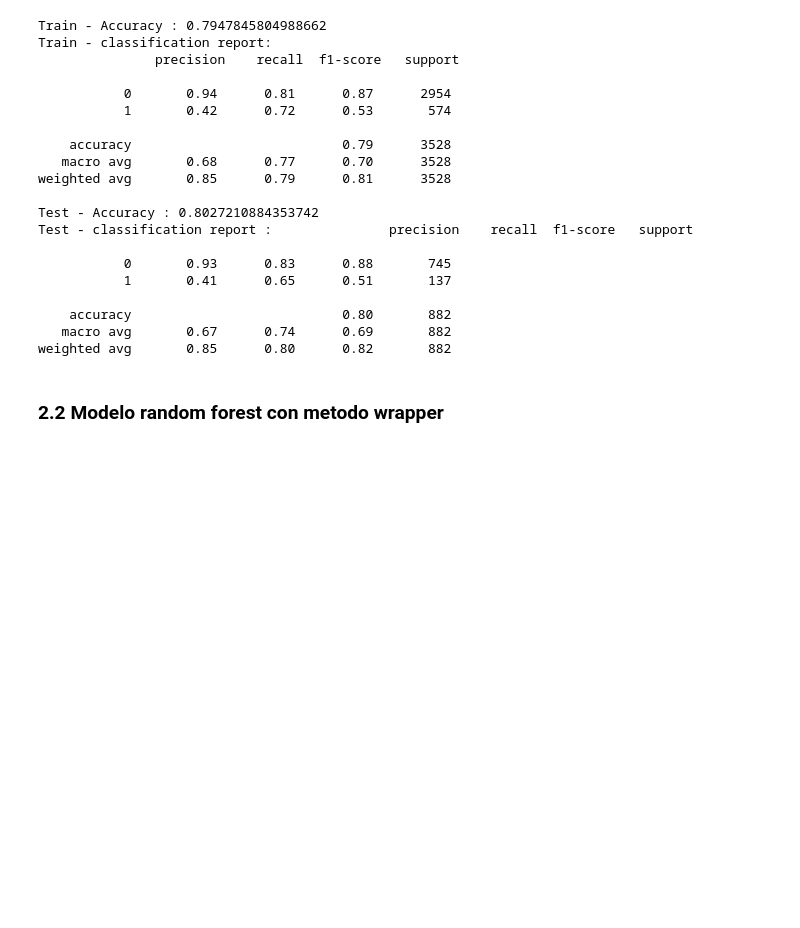
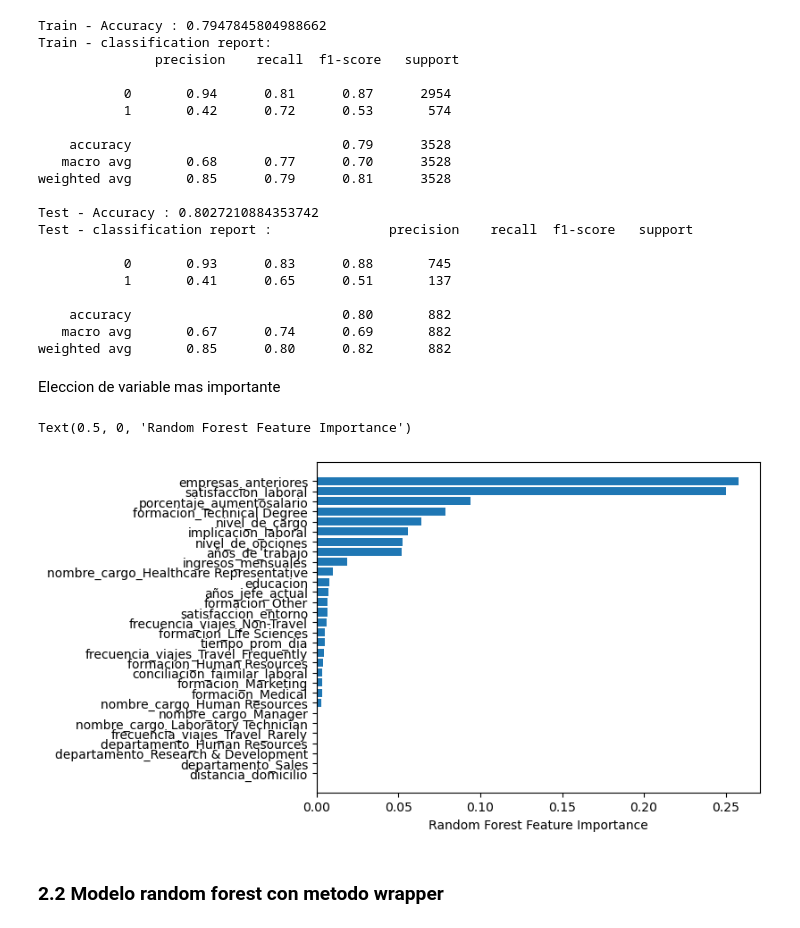
Before and after one commit to CamiloLoaiza12/Analitica2_trabajo1, a Jupyter notebook: Selección_de_variables_y_regularización.ipynb, the cells around one changed output. Saved outputs shown, nothing was run; the diff lists cells and outputs as text; code cells hidden in the pictures; blank space fills up the shorter version.

```diff
--- a/Selección_de_variables_y_regularización.ipynb
+++ b/Selección_de_variables_y_regularización.ipynb
@@ -728,6 +728,16 @@ Test - classification report :               precision    recall  f1-score   sup
     accuracy                           0.80       882
    macro avg       0.67      0.74      0.69       882
 weighted avg       0.85      0.80      0.82       882
+# %% [markdown]
+Eleccion de variable mas importante
+# %%
+importance = ranfor.feature_importances_
+sorted_idx = ranfor.feature_importances_.argsort()
+plt.barh(X_train.columns[sorted_idx], importance[sorted_idx])
+plt.xlabel("Random Forest Feature Importance")
+# %% [output]
+Text(0.5, 0, 'Random Forest Feature Importance')
+[figure, added]
 # %% [markdown]
 ### 2.2 Modelo random forest con metodo wrapper
 # %% [markdown]
```
